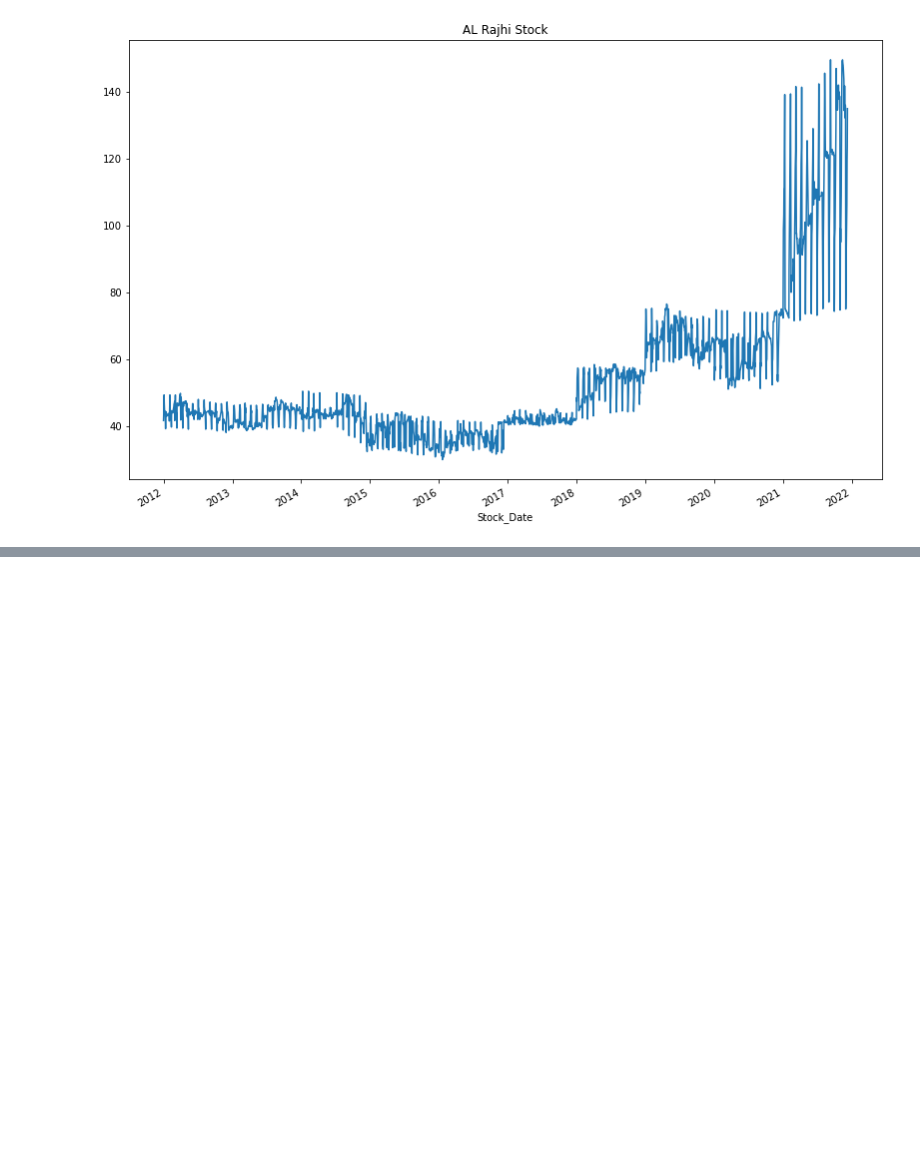
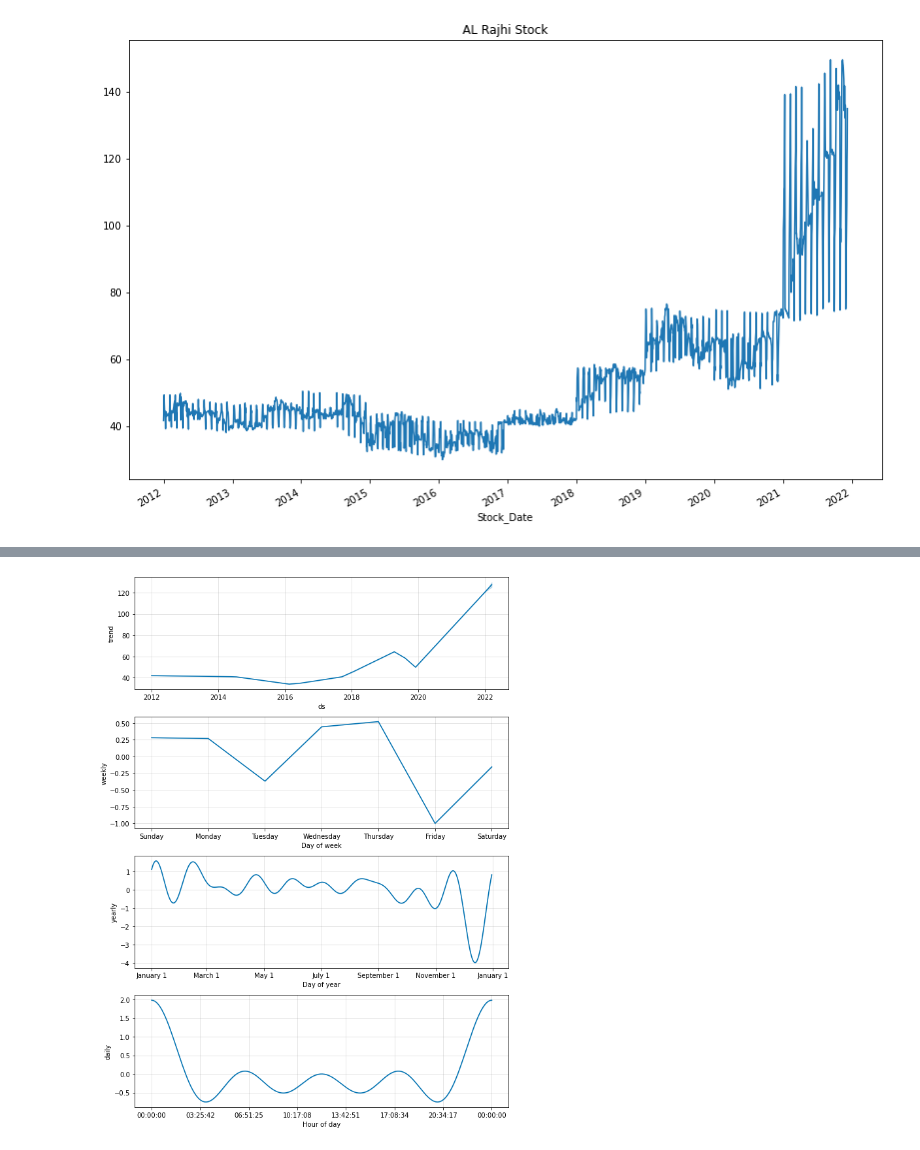
Before and after one commit to Hananalshehri/AlRajhi_Stock-, a Jupyter notebook: stocks.ipynb, the cells around one changed output, grey strips where cells are left out. Cells and saved outputs as stored; diff of their text form; code cells hidden in the pictures; blank space fills up the shorter version.

```diff
--- a/stocks.ipynb
+++ b/stocks.ipynb
@@ -240,0 +340,4 @@ fig.set_size_inches(13.5, 9)
+# %%
+plt2 = m.plot_components(forecast)
+# %% [output]
+[figure, added]
```
Also changed, not shown: parts of 19 cells of this notebook.
